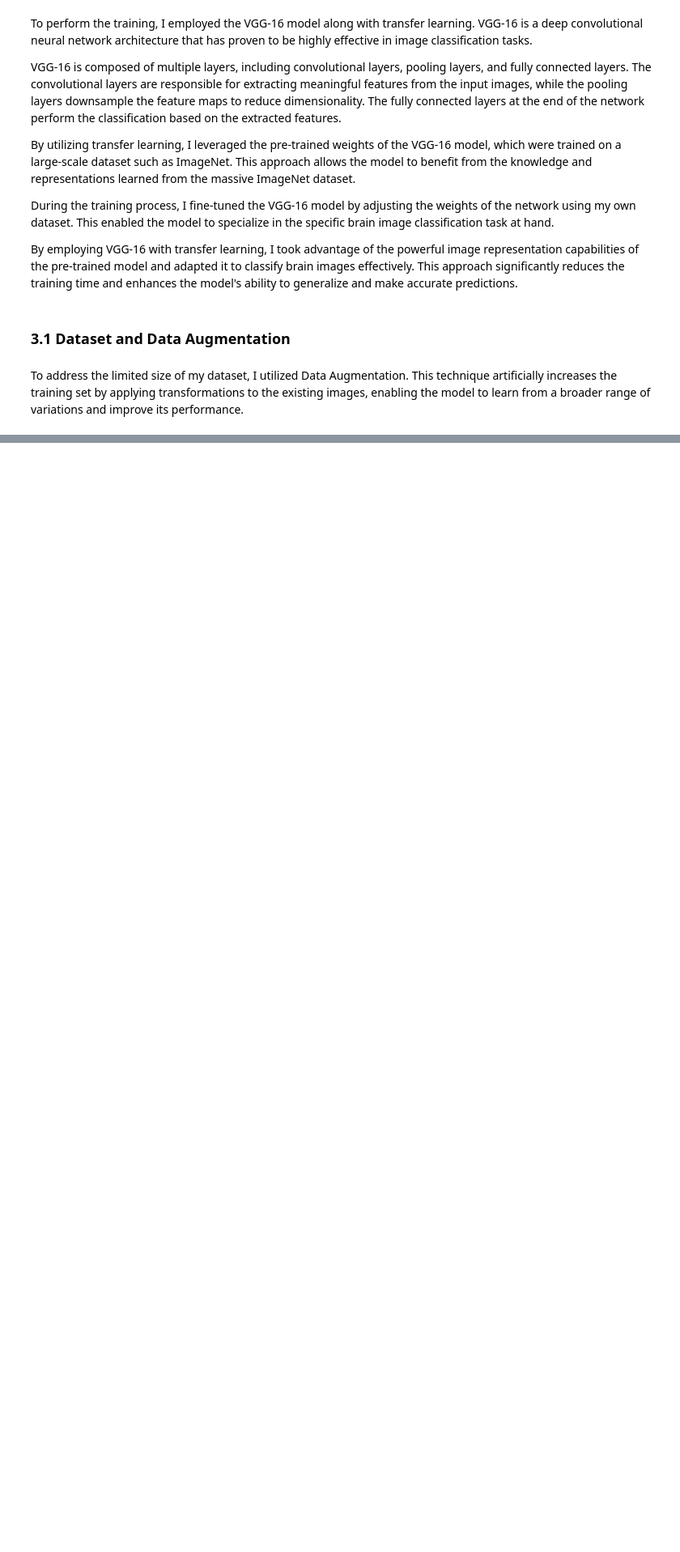
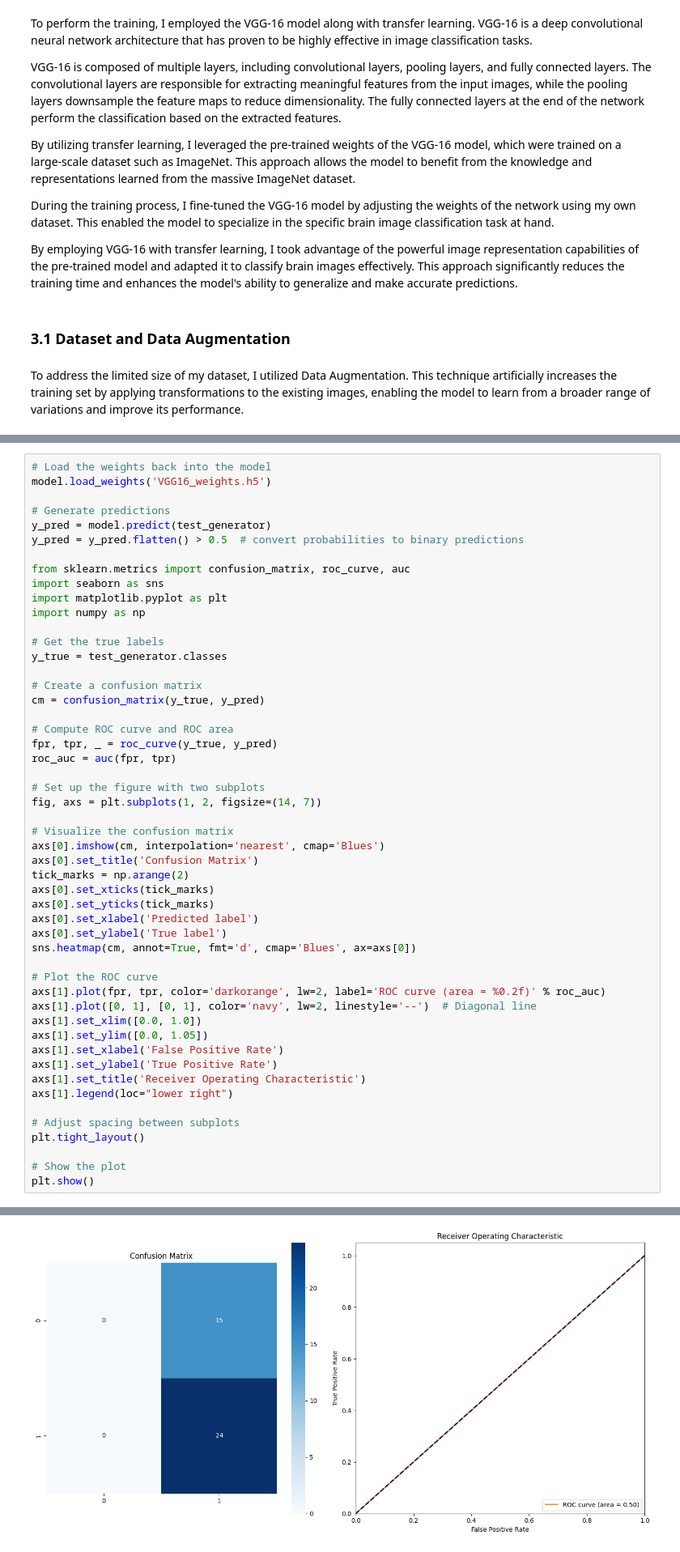
Before and after one commit to YonkoSalar/Brain-Tumor-Detection, a Jupyter notebook: brain_tumor_detection.ipynb, the cells around one changed output, grey strips where cells are left out. Shown at 81% size. Drawn from its saved outputs; the diff is of its cells as text; blank space fills up the shorter version.

```diff
--- a/brain_tumor_detection.ipynb
+++ b/brain_tumor_detection.ipynb
@@ -651,0 +614,52 @@ NameError: name 'model' is not defined
+# %%
+# Load the weights back into the model
+model.load_weights('VGG16_weights.h5')
+
+# Generate predictions
+y_pred = model.predict(test_generator)
+y_pred = y_pred.flatten() > 0.5  # convert probabilities to binary predictions
+
+from sklearn.metrics import confusion_matrix, roc_curve, auc
+import seaborn as sns
+import matplotlib.pyplot as plt
+import numpy as np
+
+# Get the true labels
+y_true = test_generator.classes
+
+# Create a confusion matrix
+cm = confusion_matrix(y_true, y_pred)
+
+# Compute ROC curve and ROC area
+fpr, tpr, _ = roc_curve(y_true, y_pred)
+roc_auc = auc(fpr, tpr)
+
+# Set up the figure with two subplots
+fig, axs = plt.subplots(1, 2, figsize=(14, 7))
+
+# Visualize the confusion matrix
+axs[0].imshow(cm, interpolation='nearest', cmap='Blues')
+axs[0].set_title('Confusion Matrix')
+tick_marks = np.arange(2)
+axs[0].set_xticks(tick_marks)
+axs[0].set_yticks(tick_marks)
+axs[0].set_xlabel('Predicted label')
+axs[0].set_ylabel('True label')
+sns.heatmap(cm, annot=True, fmt='d', cmap='Blues', ax=axs[0])
+
+# Plot the ROC curve
+axs[1].plot(fpr, tpr, color='darkorange', lw=2, label='ROC curve (area = %0.2f)' % roc_auc)
+axs[1].plot([0, 1], [0, 1], color='navy', lw=2, linestyle='--')  # Diagonal line
+axs[1].set_xlim([0.0, 1.0])
+axs[1].set_ylim([0.0, 1.05])
+axs[1].set_xlabel('False Positive Rate')
+axs[1].set_ylabel('True Positive Rate')
+axs[1].set_title('Receiver Operating Characteristic')
+axs[1].legend(loc="lower right")
+
+# Adjust spacing between subplots
+plt.tight_layout()
+
+# Show the plot
+plt.show()
+# %% [output]
@@ -651,0 +667 @@ NameError: name 'model' is not defined
+[figure, added]
```
Also changed, not shown: parts of 11 cells of this notebook.
